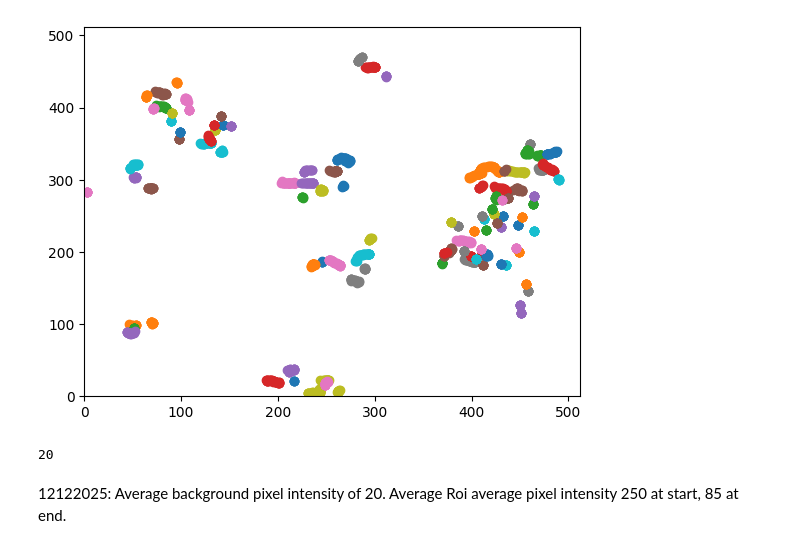
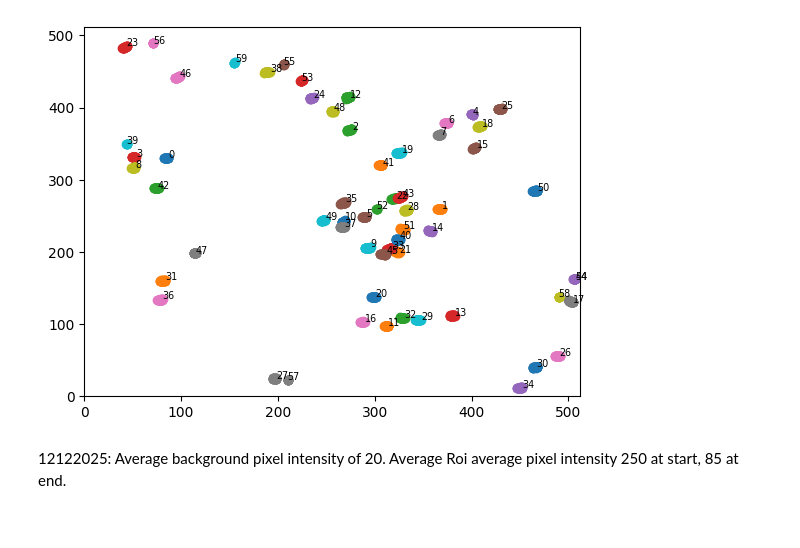
Before and after one commit to jglichowsk/organelle-measure, a Jupyter notebook: organelle_measure/notebooks/myo1-globular-timelapse-analysis.ipynb, the cells around one changed output. Cells and saved outputs as stored; diff of their text form; code cells hidden in the pictures.

```diff
--- a/organelle_measure/notebooks/myo1-globular-timelapse-analysis.ipynb
+++ b/organelle_measure/notebooks/myo1-globular-timelapse-analysis.ipynb
@@ -254,3 +229,5 @@ dd.loc[dd.ROI_ID==25].sort_values(by=['frame'])
 # %%
 df_12122025=pd.read_csv(r'C:\Users\jglic\Downloads\Run_2\signal-analysis_12122025.csv')
 df_01222026=pd.read_csv(r'C:\Users\jglic\Downloads\1-22-26 myo1-mLemon\signal-analysis_01222026.csv')
+df_01292026_r1=pd.read_csv(r'C:\Users\jglic\Downloads\1-29-26 myo1-mLemon photobleaching\signal-analysis_01292026_Run-1.csv')
+df_01292026_r2=pd.read_csv(r'C:\Users\jglic\Downloads\1-29-26 myo1-mLemon photobleaching\signal-analysis_01292026_Run-2.csv')
@@ -259,16 +234,12 @@ dind=0
 # %%
+# dind=0
 # df=analyze_signal(df_01222026, roi_ind=dind,metric='sum', plot_graph=True)
-plt.figure()
-for id in np.unique(df_01222026['ROI_ID'].values):
-    roi_paths(df_01222026, roi_id=id)
+fig, ax = plt.subplots()
+for id in np.unique(df_01292026_r1['ROI_ID'].values):
+    roi_paths(df_01292026_r1, roi_id=id)
 # dind+=2
 # %% [output]
-[figure, old version]
+[figure, new version]
-# %%
-len(np.unique(df_01222026.loc[df_01222026.frame==0,'ROI_ID'].values))
-# len(np.unique(df_12122025['ROI_ID'].values))
-# %% [output]
-20
 # %% [markdown]
 12122025: Average background pixel intensity of 20. Average Roi average pixel intensity 250 at start, 85 at end.
 # %%
```
Also changed, not shown: parts of 20 cells of this notebook, 17 other files.
